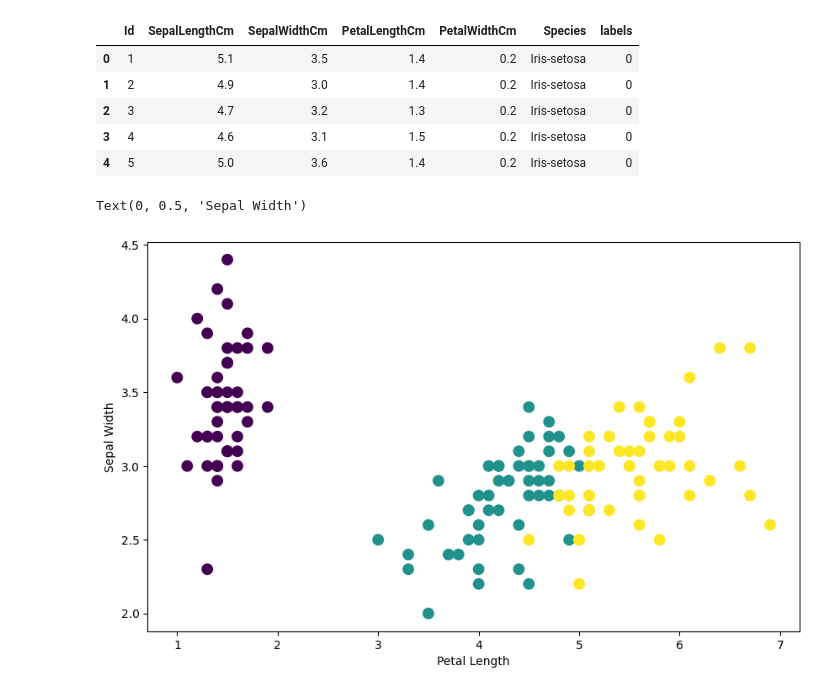
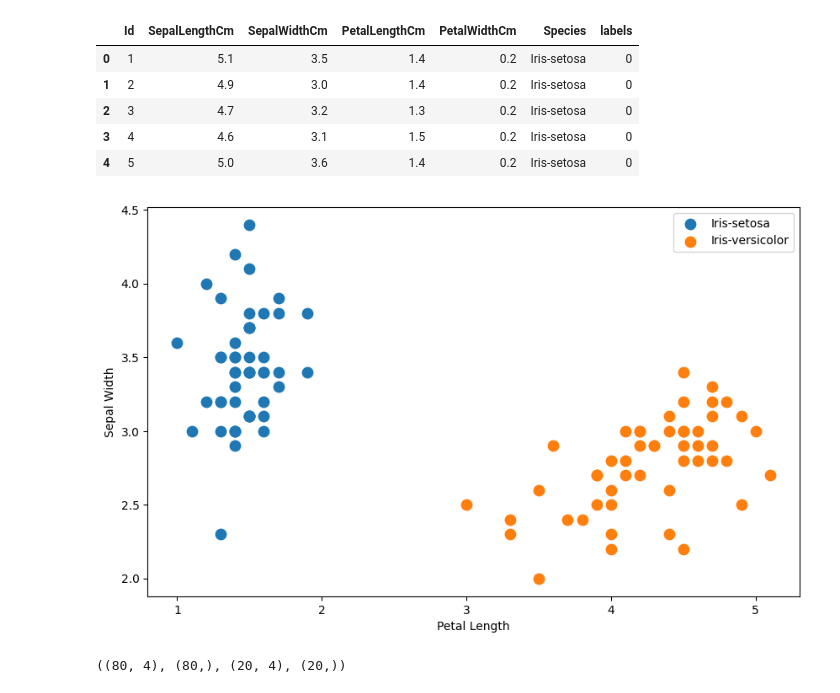
Before and after one commit to Mitchell-Mirano/Allison, a Jupyter notebook: examples/regression/2-Logistic Regression.ipynb, the cells around one changed output. Cells and saved outputs as stored; diff of their text form; code cells hidden in the pictures.

```diff
--- a/examples/regression/2-Logistic Regression.ipynb
+++ b/examples/regression/2-Logistic Regression.ipynb
@@ -21,3 +21,7 @@ data.head()
 | 2 | 3 | 4.7 | 3.2 | 1.3 | 0.2 | Iris-setosa |
 | 3 | 4 | 4.6 | 3.1 | 1.5 | 0.2 | Iris-setosa |
 | 4 | 5 | 5.0 | 3.6 | 1.4 | 0.2 | Iris-setosa |
+# %%
+data['Species'].unique()
+data = data[data['Species'].isin(['Iris-setosa', 'Iris-versicolor'])]
+data
@@ -26,6 +44,7 @@ labels2id = {label: i for i, label in enumerate(data['Species'].unique())}
 id2labels = {i: label for i, label in enumerate(data['Species'].unique())}
 # %%
 data['labels']=data['Species'].map(labels2id)
+data = data[data['labels'].isin([0,1])]
 data.head()
 # %% [output]
 |  | Id | SepalLengthCm | SepalWidthCm | PetalLengthCm | PetalWidthCm | Species | labels |
@@ -36,12 +55,14 @@ data.head()
 | 4 | 5 | 5.0 | 3.6 | 1.4 | 0.2 | Iris-setosa | 0 |
 # %%
 plt.figure(figsize=(10,6))
-plt.scatter(data['PetalLengthCm'],data['SepalWidthCm'],s=80,c=data['labels'] )
-plt.xlabel("Petal Length")
-plt.ylabel("Sepal Width")
+for specie in data['Species'].unique():
+    specie_data = data[data['Species'] == specie]
+    plt.scatter(specie_data['PetalLengthCm'],specie_data['SepalWidthCm'],s=80 ,label=specie )
+    plt.legend()
+    plt.xlabel("Petal Length")
+    plt.ylabel("Sepal Width")
 # %% [output]
-Text(0, 0.5, 'Sepal Width')
-[figure, old version]
+[figure, new version]
 # %%
 independent_features=['PetalLengthCm','SepalWidthCm','PetalWidthCm','SepalLengthCm']
 dependent_feature='labels'
@@ -54,5 +75,9 @@ Y_train=data_train[dependent_feature]
 
 X_test=data_test[independent_features]
 Y_test=data_test[dependent_feature]
+
+X_train.shape,Y_train.shape,X_test.shape,Y_test.shape
+# %% [output]
+((80, 4), (80,), (20, 4), (20,))
 # %%
 model = LogisticRegression()
```
Also changed, not shown: parts of 14 cells of this notebook, 14 other files.
